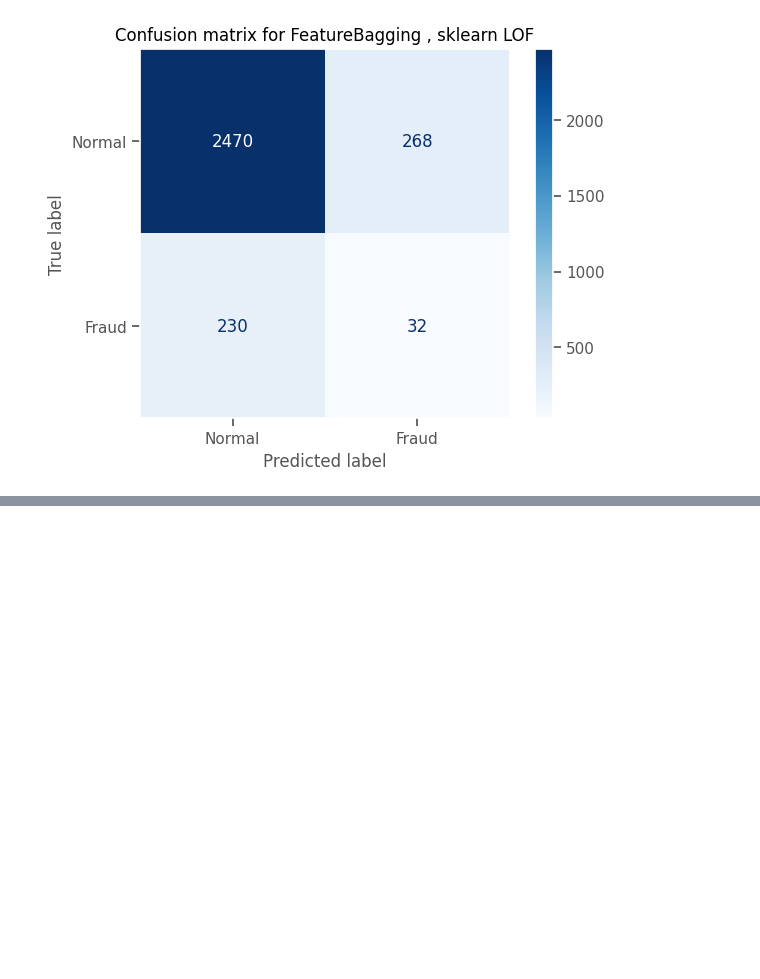
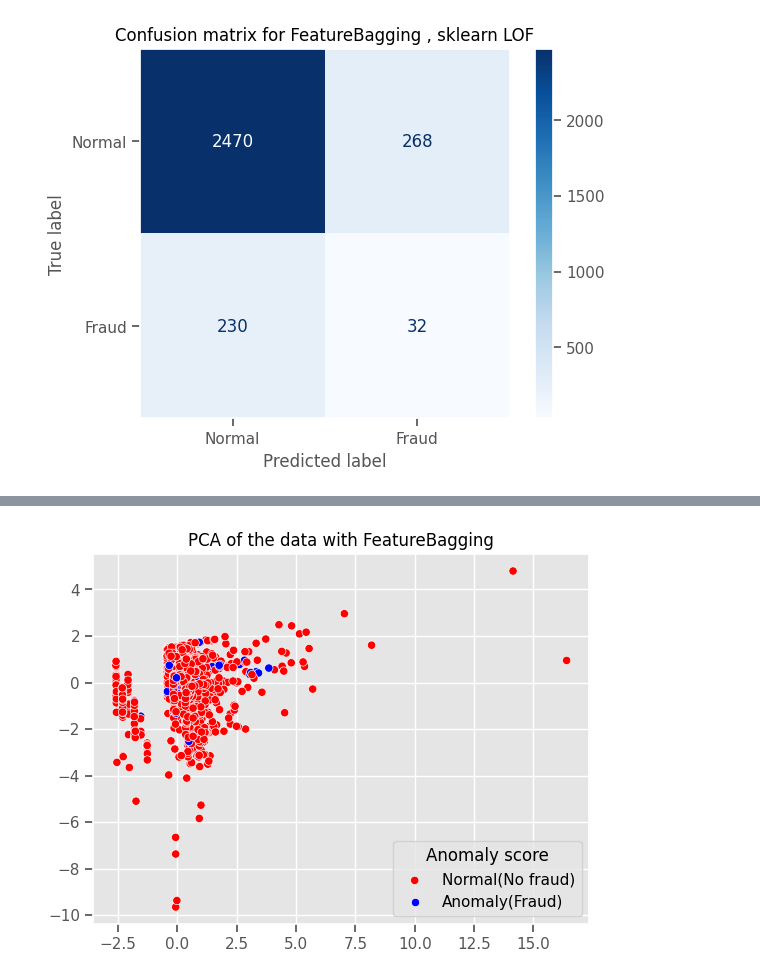
Before and after one commit to Jonkkeyler333/PyOD_ADGE, a Jupyter notebook: notebooks/feature_bagging.ipynb, the cells around one changed output, grey strips where cells are left out. Cells and saved outputs as stored; diff of their text form; code cells hidden in the pictures; blank space fills up the shorter version.

```diff
--- a/notebooks/feature_bagging.ipynb
+++ b/notebooks/feature_bagging.ipynb
@@ -177,0 +194,8 @@ plt.show()
+# %%
+fig,ax=plt.subplots()
+sns.scatterplot(x=X_pca[:,0],y=X_pca[:,1],hue=ypred2,ax=ax,palette=['blue','red'])
+ax.set_title('PCA of the data with FeatureBagging')
+ax.legend(title='Anomaly score',loc='lower right',labels=['Normal(No fraud)','Anomaly(Fraud)'])
+plt.show()
+# %% [output]
+[figure, added]
```
Also changed, not shown: parts of 4 cells of this notebook.
